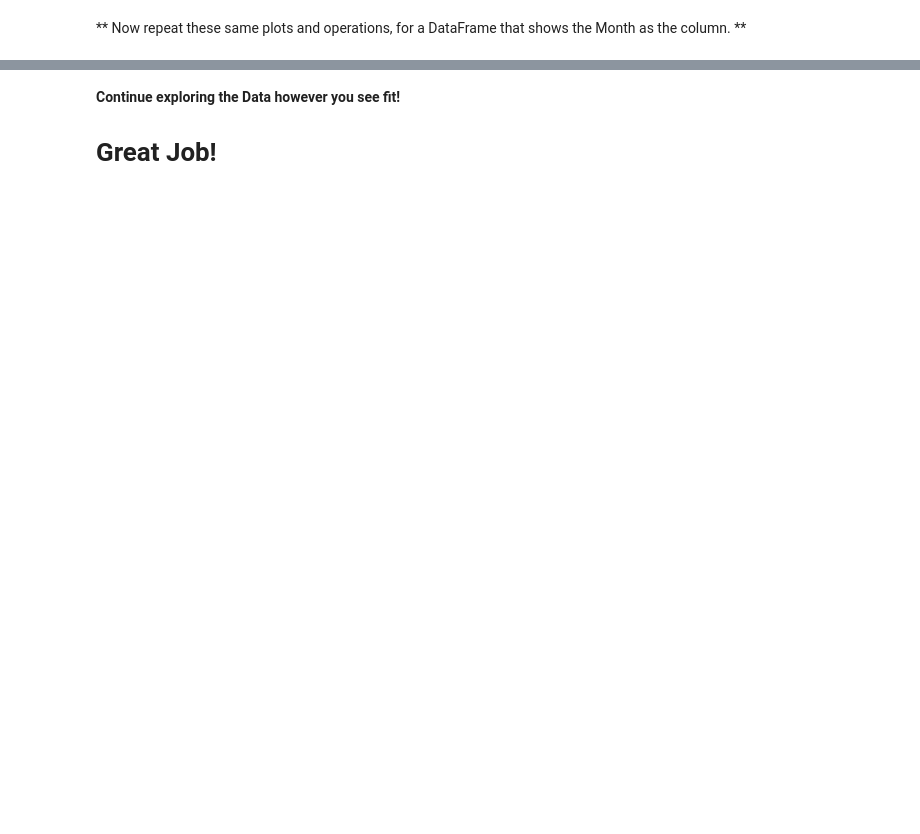
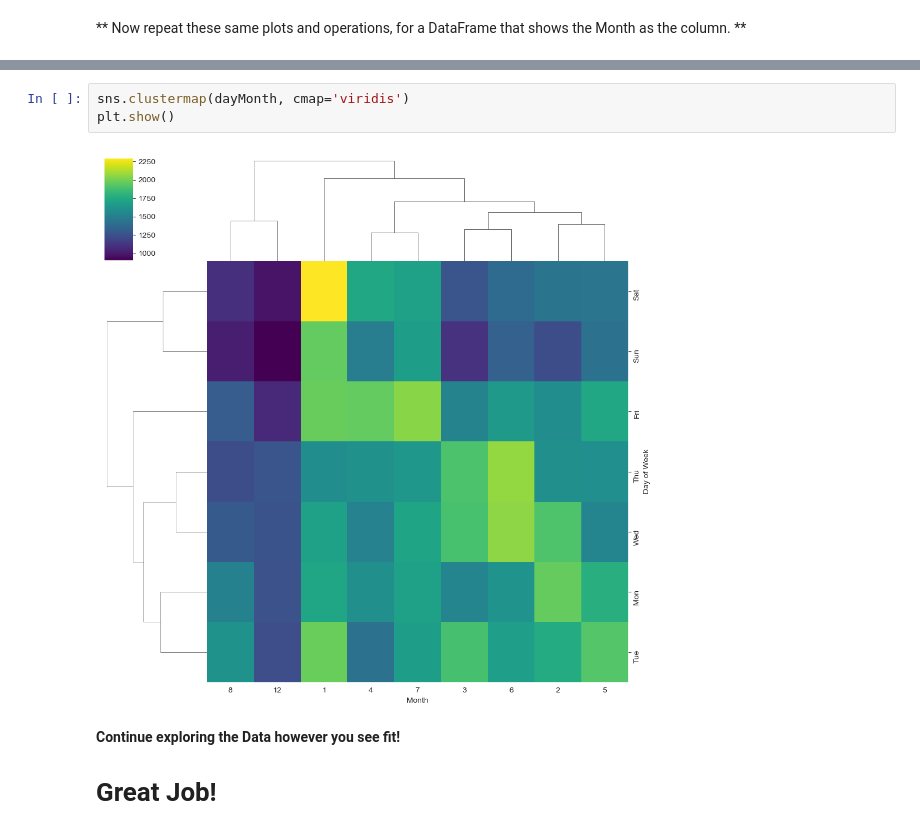
Before and after one commit to SpeedBird789/Data-Capstone-Project, a Jupyter notebook: Calls Data My Attempt.ipynb, the cells around one changed output, grey strips where cells are left out. Saved outputs shown, nothing was run; the diff lists cells and outputs as text; blank space fills up the shorter version.

```diff
--- a/Calls Data My Attempt.ipynb
+++ b/Calls Data My Attempt.ipynb
@@ -326,3 +329,8 @@ ____
+# %%
+sns.clustermap(dayMonth, cmap='viridis')
+plt.show()
+# %% [output]
+[figure, added]
 # %% [markdown]
 **Continue exploring the Data however you see fit!**
 # Great Job!
```
Also changed, not shown: parts of 16 cells of this notebook.
